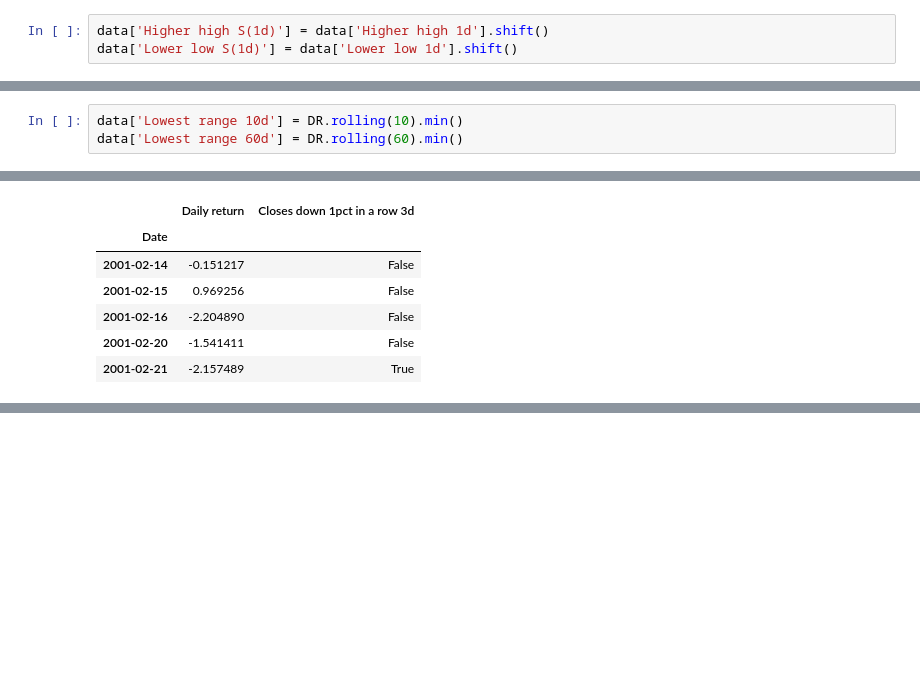
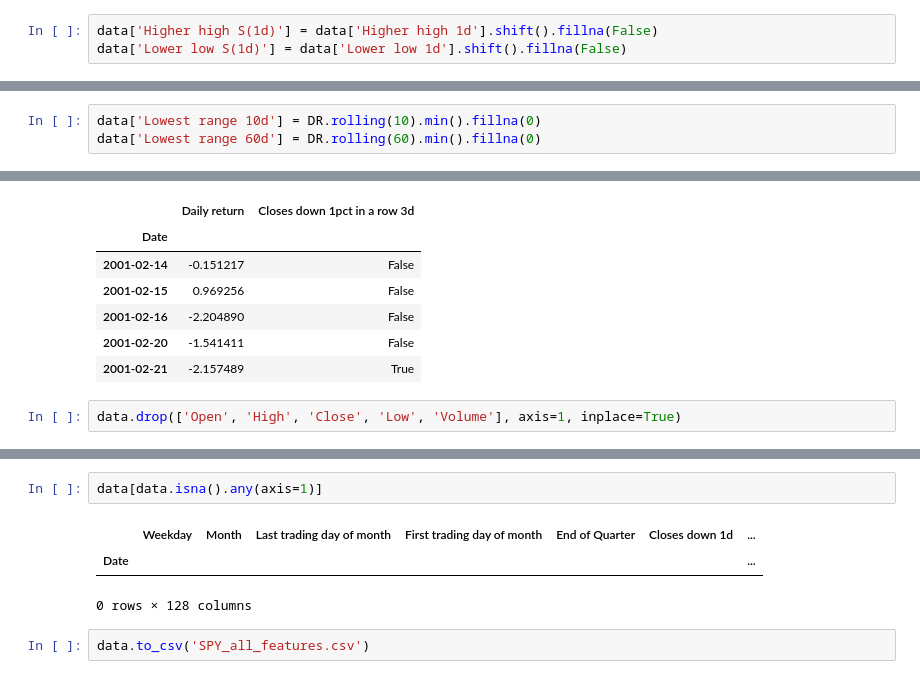
Before and after one commit to minimalgeek/DeepLearning, a Jupyter notebook: Stock/notebooks/RH/04_RH_features.ipynb, the cells around one changed output, grey strips where cells are left out. Cells and saved outputs as stored; diff of their text form; blank space fills up the shorter version.

```diff
--- a/Stock/notebooks/RH/04_RH_features.ipynb
+++ b/Stock/notebooks/RH/04_RH_features.ipynb
@@ -568,8 +570,8 @@ llen('Gap down in a row 5d')
 data['Higher high 1d'] = H > H.shift()
 data['Lower low 1d'] = L < L.shift()
 # %%
-data['Higher high S(1d)'] = data['Higher high 1d'].shift()
-data['Lower low S(1d)'] = data['Lower low 1d'].shift()
+data['Higher high S(1d)'] = data['Higher high 1d'].shift().fillna(False)
+data['Lower low S(1d)'] = data['Lower low 1d'].shift().fillna(False)
 # %%
 data['Unfulfilled gap up S(1d)'] = data['Unfulfilled gap up'].shift().fillna(False)
 data['Unfulfilled gap down S(1d)'] = data['Unfulfilled gap down'].shift().fillna(False)
@@ -612,8 +614,8 @@ data['Closes in top 10pct 10d'] = C > (hh10 - (hh10 - ll10)*0.1)
 # %%
 data['Closes up 0.25pct 1d'] = C < 1.0025*(C.shift())
 # %%
-data['Lowest range 10d'] = DR.rolling(10).min()
-data['Lowest range 60d'] = DR.rolling(60).min()
+data['Lowest range 10d'] = DR.rolling(10).min().fillna(0)
+data['Lowest range 60d'] = DR.rolling(60).min().fillna(0)
 # %%
 data['Highest range 10d S(1d)'] = DR.rolling(10).max().shift().fillna(False)
 # %%
@@ -699,3 +701,5 @@ data['2001-02-14':'2001-02-21'][['Daily return', 'Closes down 1pct in a row 3d']
 | 2001-02-16 | -2.204890 | False |
 | 2001-02-20 | -1.541411 | False |
 | 2001-02-21 | -2.157489 | True |
+# %%
+data.drop(['Open', 'High', 'Close', 'Low', 'Volume'], axis=1, inplace=True)
@@ -701,0 +727,8 @@ data['2001-02-14':'2001-02-21'][['Daily return', 'Closes down 1pct in a row 3d']
+# %%
+data[data.isna().any(axis=1)]
+# %% [output]
+|  | Weekday | Month | Last trading day of month | First trading day of month | End of Quarter | Closes down 1d | ... |
+| Date |  |  |  |  |  |  | ... |
+0 rows × 128 columns
+# %%
+data.to_csv('SPY_all_features.csv')
```
Also changed, not shown: parts of 7 cells of this notebook, 1 other file.
